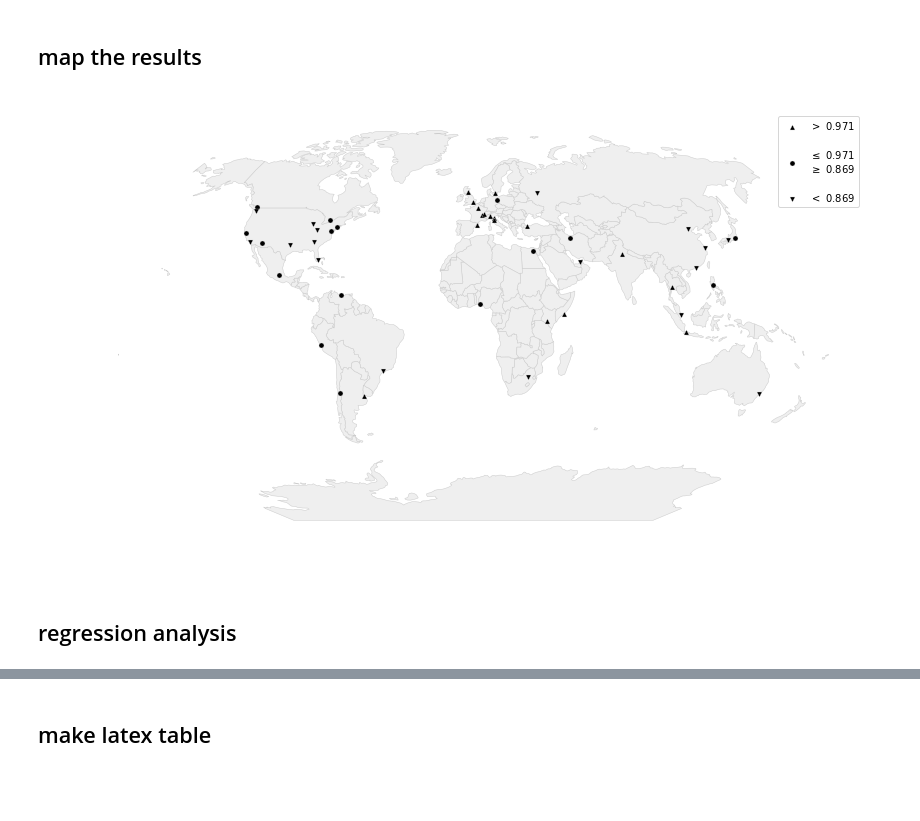
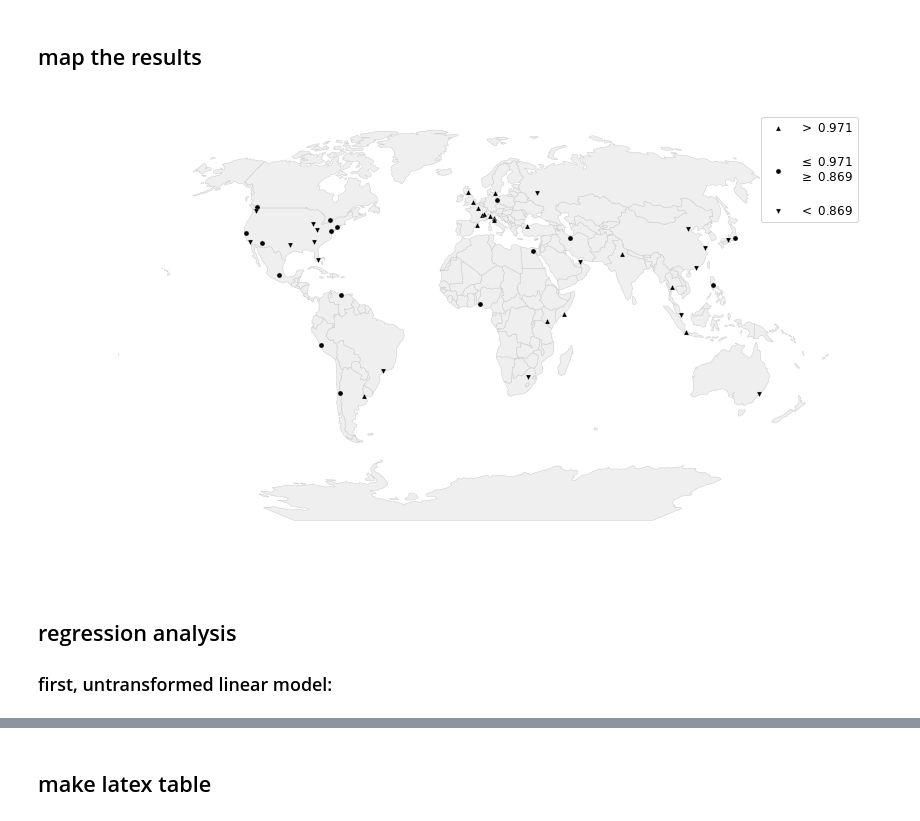
Before and after one commit to gboeing/planar-vs-nonplanar, a Jupyter notebook: planar-vs-nonplanar-analysis.ipynb, the cells around one changed output, grey strips where cells are left out. Saved outputs shown, nothing was run; the diff lists cells and outputs as text; code cells hidden in the pictures; blank space fills up the shorter version.

```diff
--- a/planar-vs-nonplanar-analysis.ipynb
+++ b/planar-vs-nonplanar-analysis.ipynb
@@ -53,34 +53,36 @@ def get_marker(value, breaks):
         return 3
 
 drive = gdf[gdf['network_type']=='drive'].copy()
 breaks = [drive['phi'].quantile(q=x) for x in (0.33, 0.67)]
 drive['group'] = drive['phi'].apply(get_marker, breaks=breaks)
 
 world = gpd.read_file(gpd.datasets.get_path('naturalearth_lowres'))
 crs_proj = '+proj=kav7'
 world_proj = world.to_crs(crs_proj)
 xmin, ymin, xmax, ymax = world_proj.unary_union.bounds
 aspect_ratio = (xmax - xmin) / (ymax - ymin)
 points_proj = drive.to_crs(crs_proj)
 
 width = 14
 fig, ax = plt.subplots(figsize=(width, width/aspect_ratio), facecolor='w')
 ax = world_proj.plot(ax=ax, facecolor='#efefef', edgecolor='#cccccc', linewidth=0.5)
 
 groups = []
 points_proj[points_proj['group']==3].plot(ax=ax, marker='^', markersize=25, c='k', edgecolor='#cccccc', linewidth=0.3,
                                           label='$>$ {:.3f}'.format(breaks[1]))
 points_proj[points_proj['group']==2].plot(ax=ax, marker='o', markersize=25, c='k', edgecolor='#cccccc', linewidth=0.3,
                                           label='\n$\leq$ {:.3f}\n$\geq$ {:.3f}\n'.format(breaks[1], breaks[0]))
 points_proj[points_proj['group']==1].plot(ax=ax, marker='v', markersize=25, c='k', edgecolor='#cccccc', linewidth=0.3,
                                           label='$<$ {:.3f}'.format(breaks[0]))
 
-plt.legend()
+plt.legend(prop={'size':12})
 
 ax.axis('off')
 fig.savefig('data/world_map_bw.png', dpi=300)
 plt.show()
 # %% [output]
-[figure, old version]
+[figure, new version]
 # %% [markdown]
 ## regression analysis
+
+### first, untransformed linear model:
```
Also changed, not shown: parts of 4 cells of this notebook, 10 other files.
